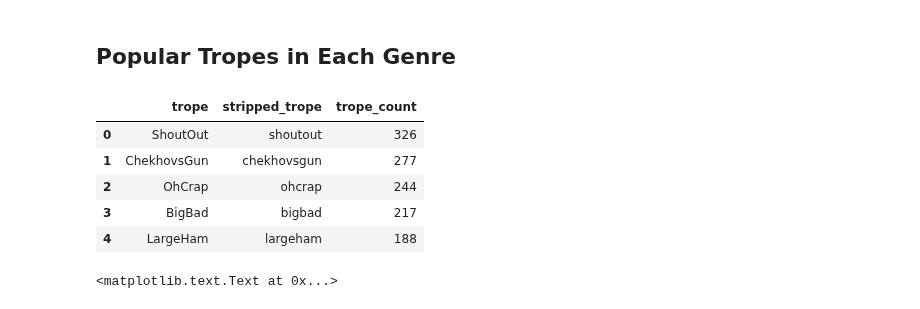
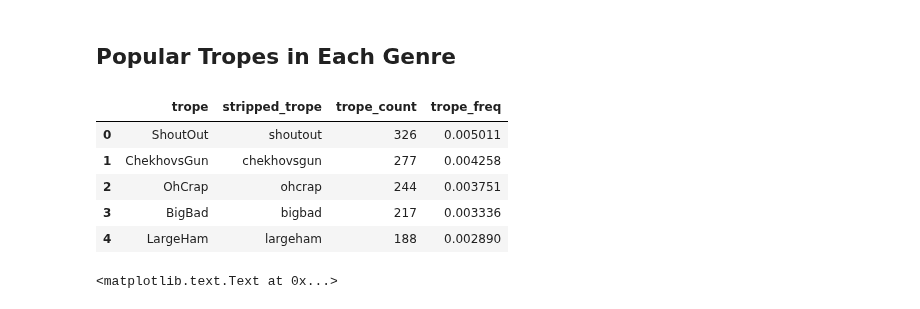
Before and after one commit to PeiZhangOSU/TV_Tropes_Exploratory, a Jupyter notebook: TVtropes.ipynb, the cells around one changed output. Cells and saved outputs as stored; diff of their text form; code cells hidden in the pictures.

Commit message:
Move trope freq calculation to within SQL

```diff
--- a/TVtropes.ipynb
+++ b/TVtropes.ipynb
@@ -362,34 +362,40 @@ plt.plot([1,2,3,4], [4,3,2,1])
 # movie-trope table: 'title_trope'
 # movie info table: 'omdb'
 
-def get_trope_counts_by_genre(genre_exp):
-    '''Return a pd.DataFrame containing counts of trope appearance.
+def get_trope_freq_by_genre(genre_exp):
+    '''Return a pd.DataFrame containing counts and frequencies of trope appearance.
        genre_exp: a single string (eg. '%Action%') used to match genre info, omdb.Genre LIKE genre_exp.
        genre_exp can be writted to match multiple genres (in alphabetical order) in the same movie,
        eg. '%Action%Horror%'
-       Result DataFrame columns: ['trope', 'stripped_trope', 'trope_count'], sorted by trope_count (desc).
-       Trope frequency will be calculated with pandas outside of this funtion.
+       Result DataFrame columns: ['trope', 'stripped_trope', 'trope_count', 'trope_freq'],
+       sorted by trope_count (desc).
     '''
-
-    genre_query = '''SELECT trope, stripped_trope, COUNT(stripped_trope) as trope_count
-                 FROM (SELECT * FROM title_trope AS t
-                       JOIN omdb AS o
-                       ON t.stripped_title = o.stripped_title
-                       WHERE o.Genre LIKE ?)
-                 GROUP BY stripped_trope
-                 ORDER BY trope_count DESC;
+    # Query explanations:
+    # temp_counted: join title_trope and omdb tables on stripped_title, then filter results by the give genre.
+    # temp_result: calculate trope_count based on temp_filtered
+    # outmost select: calculate trope_freq based on temp_result
+    genre_query = '''WITH temp_counted AS
+                         (SELECT trope, stripped_trope, COUNT(stripped_trope) as trope_count
+                         FROM (SELECT * FROM title_trope AS t
+                               JOIN omdb AS o
+                               ON t.stripped_title = o.stripped_title
+                               WHERE o.Genre LIKE ?) AS temp_filtered
+                         GROUP BY stripped_trope
+                         ORDER BY trope_count DESC)
+                     SELECT *, trope_count * 1.0 / (SELECT SUM(trope_count) from temp_counted) as trope_freq
+                     FROM temp_counted;
                  '''
     return run_query(genre_query, params=(genre_exp,))
 # %%
-action_df = get_trope_counts_by_genre('%Action%')
+action_df = get_trope_freq_by_genre('%Action%')
 action_df.head()
 # %% [output]
-|  | trope | stripped_trope | trope_count |
-| 0 | ShoutOut | shoutout | 326 |
-| 1 | ChekhovsGun | chekhovsgun | 277 |
-| 2 | OhCrap | ohcrap | 244 |
-| 3 | BigBad | bigbad | 217 |
-| 4 | LargeHam | largeham | 188 |
+|  | trope | stripped_trope | trope_count | trope_freq |
+| 0 | ShoutOut | shoutout | 326 | 0.005011 |
+| 1 | ChekhovsGun | chekhovsgun | 277 | 0.004258 |
+| 2 | OhCrap | ohcrap | 244 | 0.003751 |
+| 3 | BigBad | bigbad | 217 | 0.003336 |
+| 4 | LargeHam | largeham | 188 | 0.002890 |
 # %%
 # Plot testing
 # GENRE_LIST: a list of all possible genres
```
Also changed, not shown: parts of 1 cell of this notebook, 1 other file.
